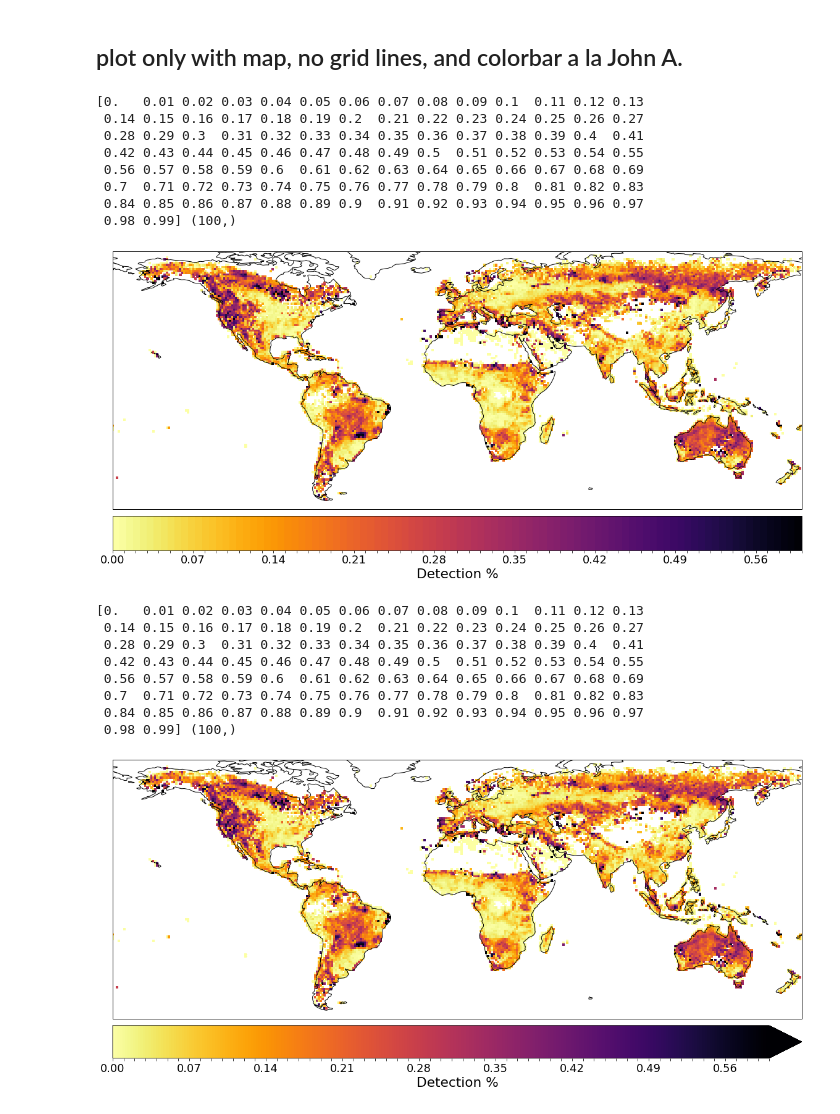
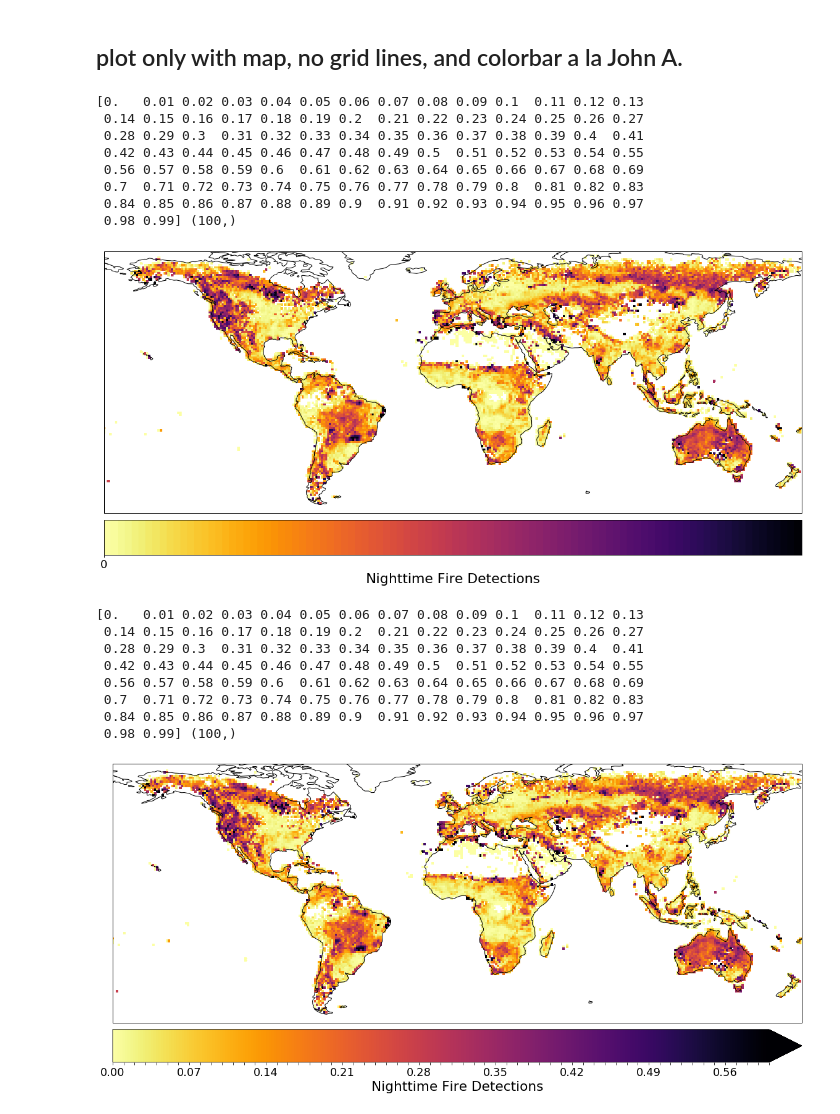
Before and after one commit to earthlab/night_fire, a Jupyter notebook: notebooks/percent-night-fire-aggregate-v2-Koppen.ipynb, the cells around one changed output. Cells and saved outputs as stored; diff of their text form; code cells hidden in the pictures.

Commit message:
figures with arial font and 300 dpi

```diff
--- a/notebooks/percent-night-fire-aggregate-v2-Koppen.ipynb
+++ b/notebooks/percent-night-fire-aggregate-v2-Koppen.ipynb
@@ -787,37 +788,37 @@ cmap = matplotlib.colors.LinearSegmentedColormap.from_list(cmap_name, color_list
 cf4 = xdata_gl.plot(ax=ax, vmax=0.6, transform=ccrs.PlateCarree(), cmap=cmap,  add_colorbar=False, extend='neither')
 ax.set_ylim(-60, 75)
 
 # ax.set_title('NIGHTTIME %')
 
 # cb4 = fig.colorbar(cf4, ax=ax, orientation='horizontal', shrink=1.0, pad=0.02,
 #                    boundaries=bounds,
 #                    cmap=cmap,
 #                    norm=norm,
 #                    ticks=bounds)
 cb4 = fig.colorbar(cf4, ax=ax, orientation='horizontal', shrink=1.0, pad=0.02,
                    cmap=cmap,
-                   ticks=bounds,
+                   ticks=bounds*100, #x100 for percent
                   extend='neither')
 
 if bounds.shape[0] > 10:
 
     n = 7  # Keeps every 7th label
     [l.set_visible(False) for (i,l) in enumerate(cb4.ax.xaxis.get_ticklabels()) if i % n != 0]
 
-cb4.set_label('Detection %', size='large')
+cb4.set_label('Nighttime Fire Detections', size='large')
 
-plt.savefig(f'C:/users/jomc9287/desktop/test_gldasmask_burnable_{c}_koppen.png')
+plt.savefig(f'C:/users/jomc9287/desktop/final_test_gldasmask_burnable_{c}_koppen.png', dpi=300)
 plt.show()
 # %% [output]
 [0.   0.01 0.02 0.03 0.04 0.05 0.06 0.07 0.08 0.09 0.1  0.11 0.12 0.13
  0.14 0.15 0.16 0.17 0.18 0.19 0.2  0.21 0.22 0.23 0.24 0.25 0.26 0.27
  0.28 0.29 0.3  0.31 0.32 0.33 0.34 0.35 0.36 0.37 0.38 0.39 0.4  0.41
  0.42 0.43 0.44 0.45 0.46 0.47 0.48 0.49 0.5  0.51 0.52 0.53 0.54 0.55
  0.56 0.57 0.58 0.59 0.6  0.61 0.62 0.63 0.64 0.65 0.66 0.67 0.68 0.69
  0.7  0.71 0.72 0.73 0.74 0.75 0.76 0.77 0.78 0.79 0.8  0.81 0.82 0.83
  0.84 0.85 0.86 0.87 0.88 0.89 0.9  0.91 0.92 0.93 0.94 0.95 0.96 0.97
  0.98 0.99] (100,)
-[figure, old version]
+[figure, new version]
 # %%
 font = {'family' : 'normal',
         'weight' : 'medium',
@@ -874,16 +875,16 @@ ax.set_ylim(-60, 75)
 
 cb4 = fig.colorbar(cf4, ax=ax, orientation='horizontal', shrink=1.0, pad=0.02,
                   extend='max',
-                  ticks=bounds[bounds<=0.6])
+                  ticks=bounds[bounds<=0.6]) #x100 for percent
 
 if bounds.shape[0] > 10:
 
     n = 7  # Keeps every 7th label
     [l.set_visible(False) for (i,l) in enumerate(cb4.ax.xaxis.get_ticklabels()) if i % n != 0]
 
-cb4.set_label('Detection %', size='large')
+cb4.set_label('Nighttime Fire Detections', size='large')
 
-plt.savefig(f'C:/users/jomc9287/desktop/test_koppenmask_burnable_{c}.png')
+plt.savefig(f'C:/users/jomc9287/desktop/final_test_koppenmask_burnable_{c}.png', dpi=300)
 plt.show()
 # %% [output]
 [0.   0.01 0.02 0.03 0.04 0.05 0.06 0.07 0.08 0.09 0.1  0.11 0.12 0.13
@@ -894,4 +895,4 @@ plt.show()
  0.7  0.71 0.72 0.73 0.74 0.75 0.76 0.77 0.78 0.79 0.8  0.81 0.82 0.83
  0.84 0.85 0.86 0.87 0.88 0.89 0.9  0.91 0.92 0.93 0.94 0.95 0.96 0.97
  0.98 0.99] (100,)
-[figure, old version]
+[figure, new version]
```
Also changed, not shown: parts of 16 cells of this notebook.
